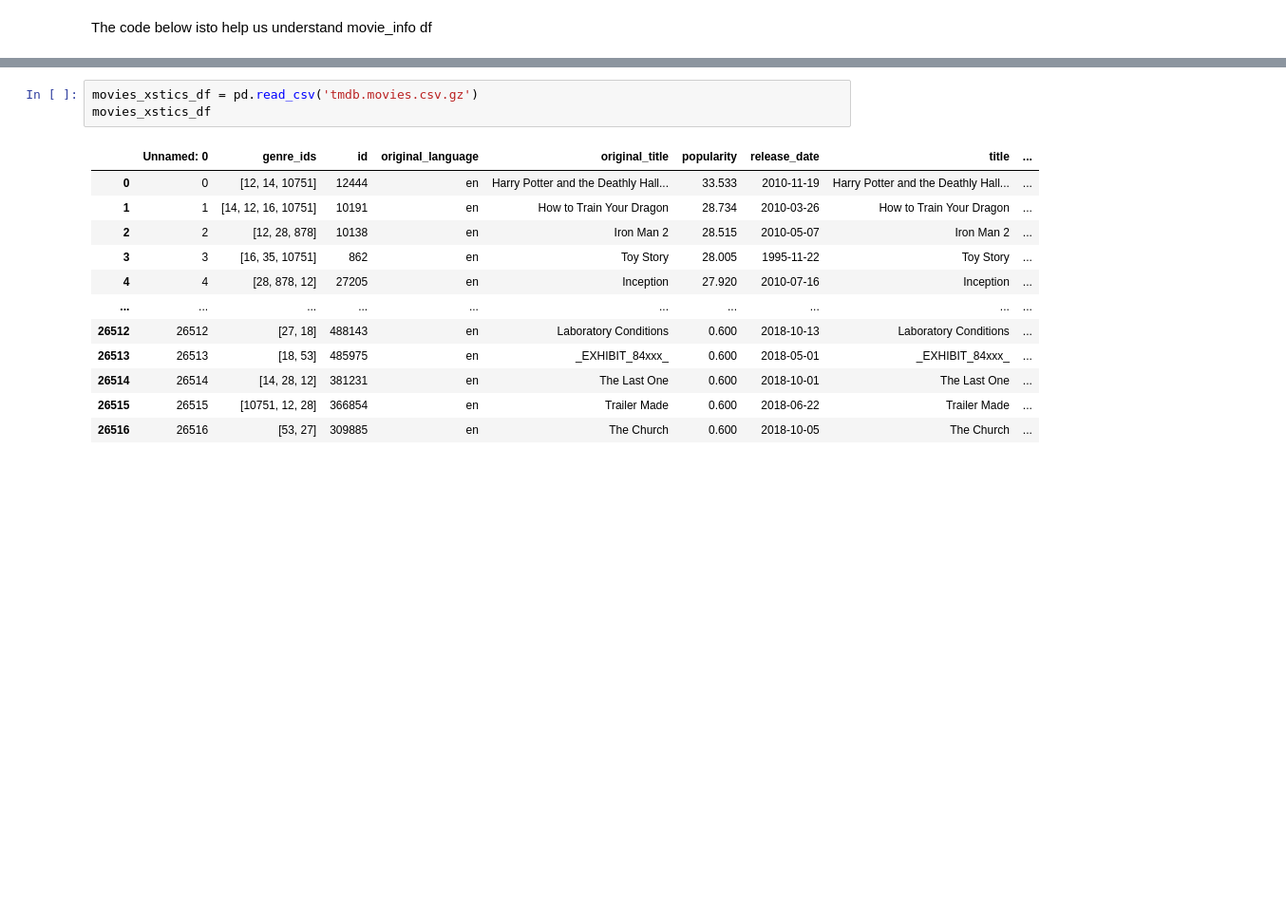
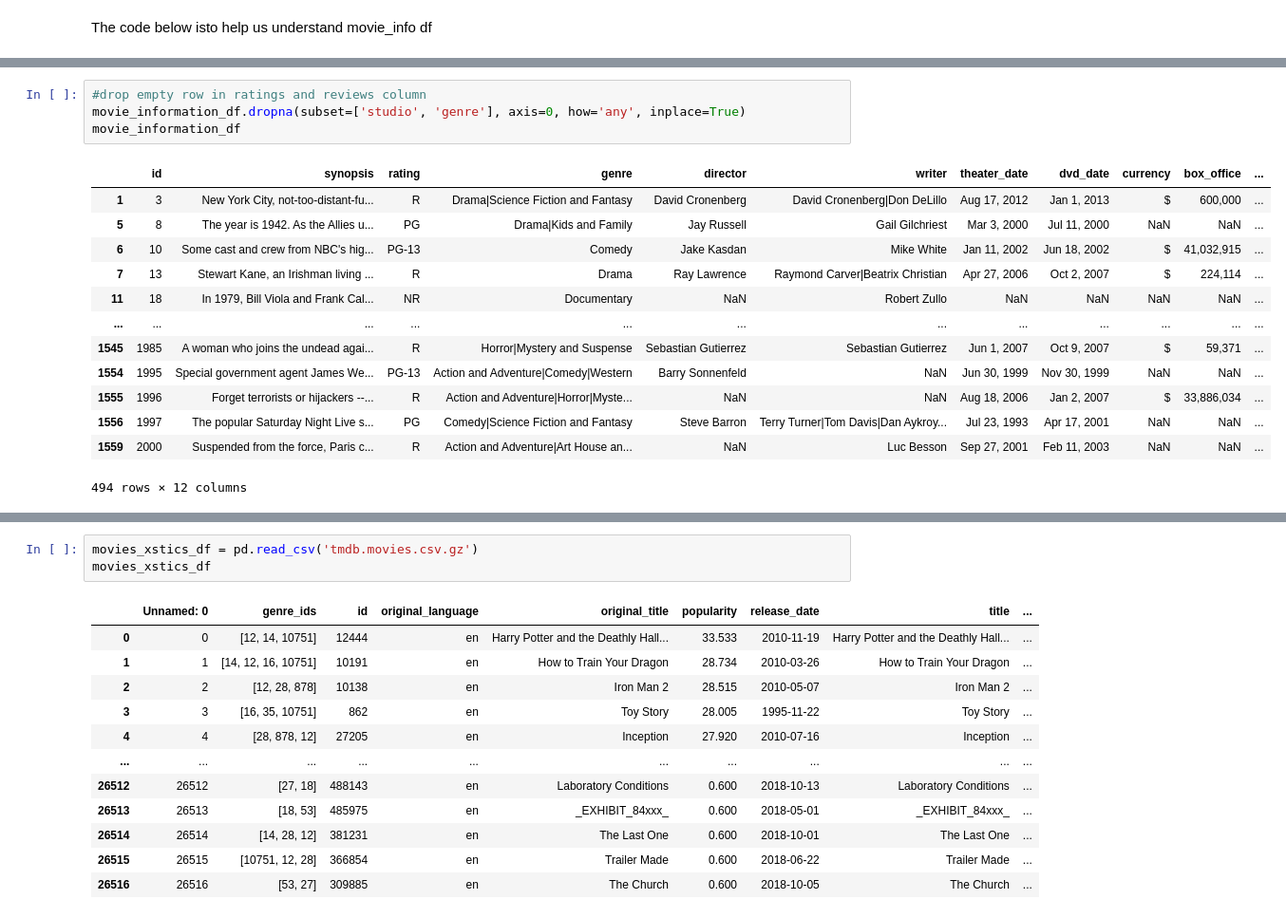
Before and after one commit to WendyMwiti/microsoft_movie_analysis, a Jupyter notebook: zippedData/Moviesmicrosoft.ipynb, the cells around one changed output, grey strips where cells are left out. Shown: that part at 95% size. Saved outputs shown, nothing was run; the diff lists cells and outputs as text; blank space fills up the shorter version.

```diff
--- a/zippedData/Moviesmicrosoft.ipynb
+++ b/zippedData/Moviesmicrosoft.ipynb
@@ -120,0 +212,18 @@ movie_information_df.info()
+# %%
+#drop empty row in ratings and reviews column
+movie_information_df.dropna(subset=['studio', 'genre'], axis=0, how='any', inplace=True)
+movie_information_df
+# %% [output]
+|  | id | synopsis | rating | genre | director | writer | theater_date | dvd_date | currency | box_office | ... |
+| 1 | 3 | New York City, not-too-distant-fu... | R | Drama|Science Fiction and Fantasy | David Cronenberg | David Cronenberg|Don DeLillo | Aug 17, 2012 | Jan 1, 2013 | $ | 600,000 | ... |
+| 5 | 8 | The year is 1942. As the Allies u... | PG | Drama|Kids and Family | Jay Russell | Gail Gilchriest | Mar 3, 2000 | Jul 11, 2000 | NaN | NaN | ... |
+| 6 | 10 | Some cast and crew from NBC's hig... | PG-13 | Comedy | Jake Kasdan | Mike White | Jan 11, 2002 | Jun 18, 2002 | $ | 41,032,915 | ... |
+| 7 | 13 | Stewart Kane, an Irishman living ... | R | Drama | Ray Lawrence | Raymond Carver|Beatrix Christian | Apr 27, 2006 | Oct 2, 2007 | $ | 224,114 | ... |
+| 11 | 18 | In 1979, Bill Viola and Frank Cal... | NR | Documentary | NaN | Robert Zullo | NaN | NaN | NaN | NaN | ... |
+| ... | ... | ... | ... | ... | ... | ... | ... | ... | ... | ... | ... |
+| 1545 | 1985 | A woman who joins the undead agai... | R | Horror|Mystery and Suspense | Sebastian Gutierrez | Sebastian Gutierrez | Jun 1, 2007 | Oct 9, 2007 | $ | 59,371 | ... |
+| 1554 | 1995 | Special government agent James We... | PG-13 | Action and Adventure|Comedy|Western | Barry Sonnenfeld | NaN | Jun 30, 1999 | Nov 30, 1999 | NaN | NaN | ... |
+| 1555 | 1996 | Forget terrorists or hijackers --... | R | Action and Adventure|Horror|Myste... | NaN | NaN | Aug 18, 2006 | Jan 2, 2007 | $ | 33,886,034 | ... |
+| 1556 | 1997 | The popular Saturday Night Live s... | PG | Comedy|Science Fiction and Fantasy | Steve Barron | Terry Turner|Tom Davis|Dan Aykroy... | Jul 23, 1993 | Apr 17, 2001 | NaN | NaN | ... |
+| 1559 | 2000 | Suspended from the force, Paris c... | R | Action and Adventure|Art House an... | NaN | Luc Besson | Sep 27, 2001 | Feb 11, 2003 | NaN | NaN | ... |
+494 rows × 12 columns
```
Also changed, not shown: parts of 27 cells of this notebook.
